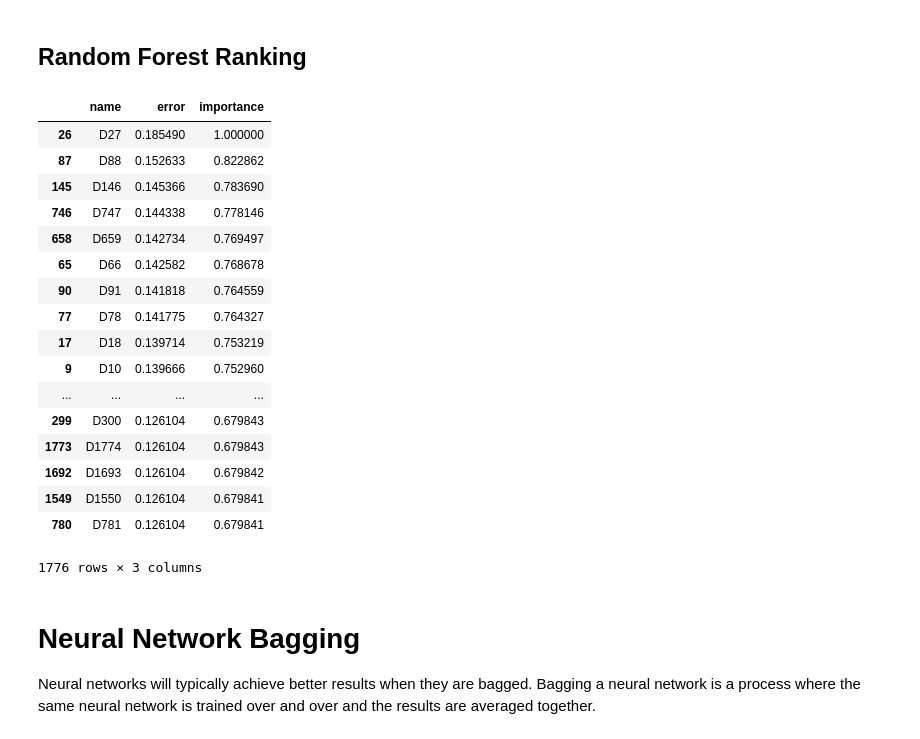
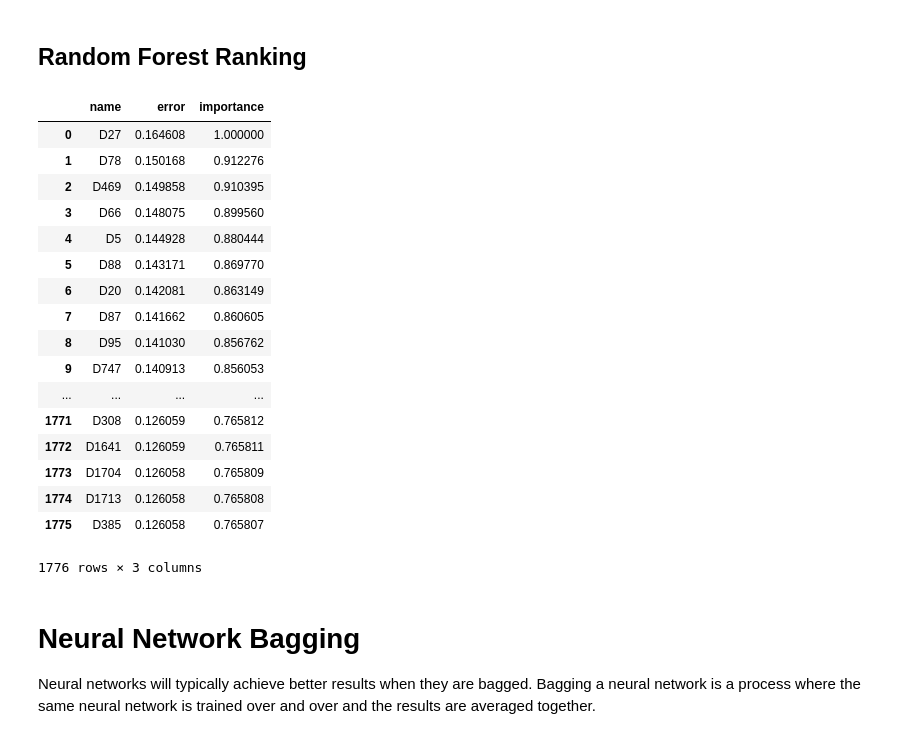
Before and after one commit to jeffheaton/t81_558_deep_learning, a Jupyter notebook: t81_558_class12_app.ipynb, the cells around one changed output. Cells and saved outputs as stored; diff of their text form; code cells hidden in the pictures.

```diff
--- a/t81_558_class12_app.ipynb
+++ b/t81_558_class12_app.ipynb
@@ -310,7 +234,7 @@ def perturbation_rank(model, x, y, names, regression):
         np.random.shuffle(x[:, i])
 
         if regression:
-            pred = model.predict(x_test)
+            pred = model.predict(x)
             error = metrics.mean_squared_error(y, pred)
         else:
             pred = model.predict_proba(x)
@@ -325,6 +249,7 @@ def perturbation_rank(model, x, y, names, regression):
     data = {'name':names,'error':errors,'importance':importance}
     result = pd.DataFrame(data, columns = ['name','error','importance'])
     result.sort_values(by=['importance'], ascending=[0], inplace=True)
+    result.reset_index(inplace=True, drop=True)
     return result
 # %% [markdown]
 ### Classification Input Perturbation Ranking
@@ -613,28 +525,29 @@ Insample logloss: 0.1261067880812591
 # %%
 # Rank the features
 from IPython.display import display, HTML
 
-names = df_train.columns.values[1:] # x column names
+names = list(df_train.columns) # x+y column names
+names.remove("Activity") # remove the target(y)
 rank = perturbation_rank(rf, x, y, names, False)
 display(rank)
 # %% [output]
 |  | name | error | importance |
-| 26 | D27 | 0.185490 | 1.000000 |
-| 87 | D88 | 0.152633 | 0.822862 |
-| 145 | D146 | 0.145366 | 0.783690 |
-| 746 | D747 | 0.144338 | 0.778146 |
-| 658 | D659 | 0.142734 | 0.769497 |
-| 65 | D66 | 0.142582 | 0.768678 |
-| 90 | D91 | 0.141818 | 0.764559 |
-| 77 | D78 | 0.141775 | 0.764327 |
-| 17 | D18 | 0.139714 | 0.753219 |
-| 9 | D10 | 0.139666 | 0.752960 |
+| 0 | D27 | 0.164608 | 1.000000 |
+| 1 | D78 | 0.150168 | 0.912276 |
+| 2 | D469 | 0.149858 | 0.910395 |
+| 3 | D66 | 0.148075 | 0.899560 |
+| 4 | D5 | 0.144928 | 0.880444 |
+| 5 | D88 | 0.143171 | 0.869770 |
+| 6 | D20 | 0.142081 | 0.863149 |
+| 7 | D87 | 0.141662 | 0.860605 |
+| 8 | D95 | 0.141030 | 0.856762 |
+| 9 | D747 | 0.140913 | 0.856053 |
 | ... | ... | ... | ... |
-| 299 | D300 | 0.126104 | 0.679843 |
-| 1773 | D1774 | 0.126104 | 0.679843 |
-| 1692 | D1693 | 0.126104 | 0.679842 |
-| 1549 | D1550 | 0.126104 | 0.679841 |
-| 780 | D781 | 0.126104 | 0.679841 |
+| 1771 | D308 | 0.126059 | 0.765812 |
+| 1772 | D1641 | 0.126059 | 0.765811 |
+| 1773 | D1704 | 0.126058 | 0.765809 |
+| 1774 | D1713 | 0.126058 | 0.765808 |
+| 1775 | D385 | 0.126058 | 0.765807 |
 1776 rows × 3 columns
 # %% [markdown]
 # Neural Network Bagging
```
Also changed, not shown: parts of 11 cells of this notebook.
